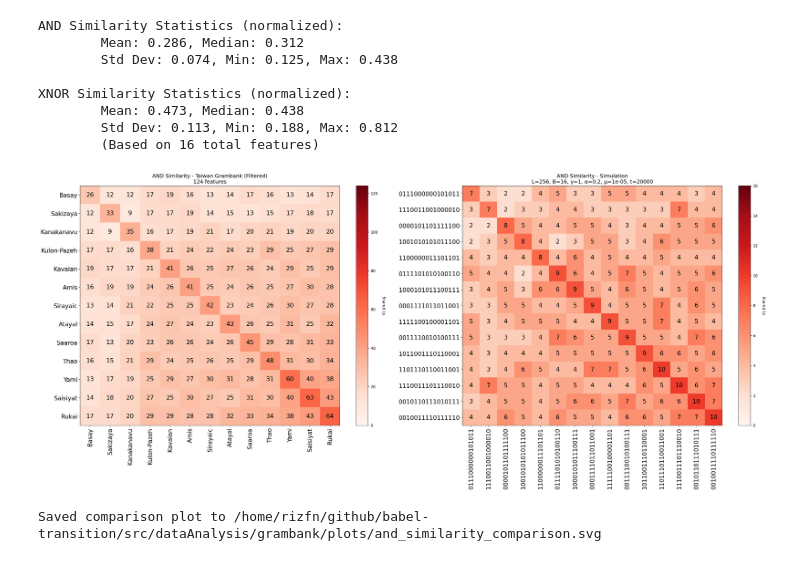
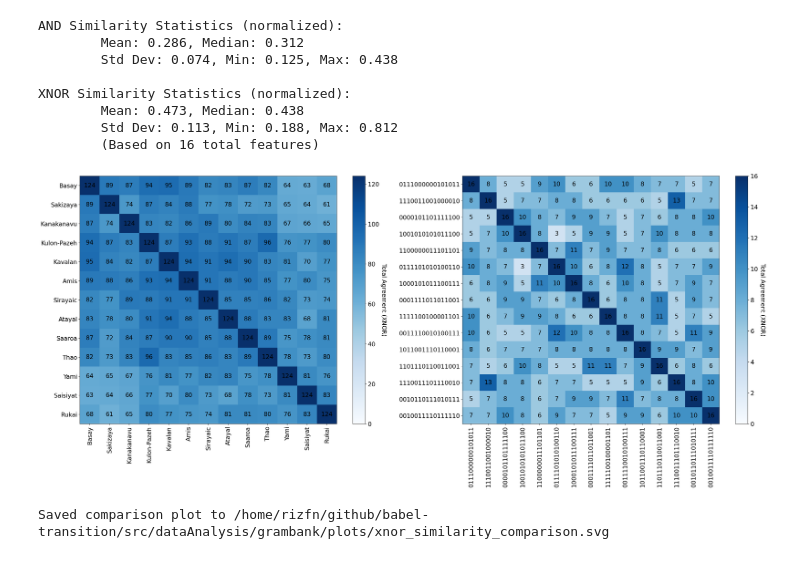
Before and after one commit to rizfn/babel-transition, a Jupyter notebook: src/dataAnalysis/grambank/taiwan.ipynb, the cells around one changed output. Cells and saved outputs as stored; diff of their text form; code cells hidden in the pictures.

```diff
--- a/src/dataAnalysis/grambank/taiwan.ipynb
+++ b/src/dataAnalysis/grambank/taiwan.ipynb
@@ -582,14 +582,12 @@ XNOR Similarity Statistics (normalized):
         Std Dev: 0.113, Min: 0.188, Max: 0.812
         (Based on 16 total features)
 # %%
-# Save XOR (AND) similarity matrices as SVG with transparent background
-import os
+# Save XNOR similarity matrices as SVG with transparent background
 
 # Font size parameters (adjust these as needed)
 label_fontsize = 16
 cell_text_fontsize = 16
 title_fontsize = 14
-
 
 # Create plots directory if it doesn't exist
 plots_dir = "/home/rizfn/github/babel-transition/src/dataAnalysis/grambank/plots"
@@ -601,11 +599,10 @@ and_matrix_taiwan_full, xnor_matrix_taiwan_full, n_features_taiwan = calculate_s
 # Order Taiwan languages by feature count (ascending - few 1s first)
 taiwan_feature_counts = feature_matrix_filtered.sum(axis=1)
 taiwan_sorted_indices = taiwan_feature_counts.sort_values().index
-and_matrix_taiwan = and_matrix_taiwan_full[list(range(len(taiwan_sorted_indices))), :][:, list(range(len(taiwan_sorted_indices)))]
 # Reorder matrix properly
 taiwan_idx_map = {lang_id: i for i, lang_id in enumerate(feature_matrix_filtered.index)}
 taiwan_sorted_idx = [taiwan_idx_map[lang_id] for lang_id in taiwan_sorted_indices]
-and_matrix_taiwan = and_matrix_taiwan_full[taiwan_sorted_idx, :][:, taiwan_sorted_idx]
+xnor_matrix_taiwan = xnor_matrix_taiwan_full[taiwan_sorted_idx, :][:, taiwan_sorted_idx]
 lang_names_taiwan = [lang_coords_filtered[lang_coords_filtered['Language_ID'] == lang_id]['Name'].iloc[0]
                      for lang_id in taiwan_sorted_indices]
 
@@ -640,57 +637,53 @@ and_matrix_sim, xnor_matrix_sim, n_features_sim = calculate_similarity_matrices(
 lang_labels_sim = list(sim_feature_matrix.index)
 
 # Create side-by-side comparison plot
-n_langs_taiwan = len(and_matrix_taiwan)
-n_langs_sim = len(and_matrix_sim)
+n_langs_taiwan = len(xnor_matrix_taiwan)
+n_langs_sim = len(xnor_matrix_sim)
 
 fig, (ax1, ax2) = plt.subplots(1, 2, figsize=(28, 12), dpi=150)
 fig.patch.set_alpha(0)
 
 # Plot 1: Taiwan filtered data
 ax1.patch.set_alpha(0)
-im1 = ax1.imshow(and_matrix_taiwan, cmap='Reds', aspect='auto', vmin=0, vmax=n_features_taiwan)
+im1 = ax1.imshow(xnor_matrix_taiwan, cmap='Blues', aspect='auto', vmin=0, vmax=n_features_taiwan)
 cbar1 = plt.colorbar(im1, ax=ax1)
-cbar1.set_label('Shared 1s', rotation=270, labelpad=20, fontsize=label_fontsize)
+cbar1.set_label('Total Agreement (XNOR)', rotation=270, labelpad=20, fontsize=label_fontsize)
 cbar1.ax.tick_params(labelsize=label_fontsize)
 
 ax1.set_xticks(range(n_langs_taiwan))
 ax1.set_yticks(range(n_langs_taiwan))
 ax1.set_xticklabels(lang_names_taiwan, rotation=90, fontsize=label_fontsize)
 ax1.set_yticklabels(lang_names_taiwan, fontsize=label_fontsize)
 
 # Add numbers inside heatmap
 for i in range(n_langs_taiwan):
     for j in range(n_langs_taiwan):
-        ax1.text(j, i, f'{int(and_matrix_taiwan[i, j])}',
+        ax1.text(j, i, f'{int(xnor_matrix_taiwan[i, j])}',
                 ha="center", va="center", color="black", fontsize=cell_text_fontsize)
-
-ax1.set_title(f'AND Similarity - Taiwan Grambank (Filtered)\n{n_features_taiwan} features', fontsize=title_fontsize)
 
 # Plot 2: Simulation data
 ax2.patch.set_alpha(0)
-im2 = ax2.imshow(and_matrix_sim, cmap='Reds', aspect='auto', vmin=0, vmax=n_features_sim)
+im2 = ax2.imshow(xnor_matrix_sim, cmap='Blues', aspect='auto', vmin=0, vmax=n_features_sim)
 cbar2 = plt.colorbar(im2, ax=ax2)
-cbar2.set_label('Shared 1s', rotation=270, labelpad=20, fontsize=label_fontsize)
+cbar2.set_label('Total Agreement (XNOR)', rotation=270, labelpad=20, fontsize=label_fontsize)
 cbar2.ax.tick_params(labelsize=label_fontsize)
 
 ax2.set_xticks(range(n_langs_sim))
 ax2.set_yticks(range(n_langs_sim))
 ax2.set_xticklabels(lang_labels_sim, rotation=90, fontsize=label_fontsize)
 ax2.set_yticklabels(lang_labels_sim, fontsize=label_fontsize)
 
 # Add numbers inside heatmap
 for i in range(n_langs_sim):
     for j in range(n_langs_sim):
-        ax2.text(j, i, f'{int(and_matrix_sim[i, j])}',
+        ax2.text(j, i, f'{int(xnor_matrix_sim[i, j])}',
                 ha="center", va="center", color="black", fontsize=cell_text_fontsize)
 
-ax2.set_title(f'AND Similarity - Simulation\nL={L}, B={B}, γ={gamma}, α={alpha}, μ={mu}, t={timestep}', fontsize=title_fontsize)
-
 plt.tight_layout()
-plt.savefig(os.path.join(plots_dir, 'and_similarity_comparison.svg'),
+plt.savefig(os.path.join(plots_dir, 'xnor_similarity_comparison.svg'),
             format='svg', transparent=True, bbox_inches='tight')
 plt.show()
-print(f"Saved comparison plot to {os.path.join(plots_dir, 'and_similarity_comparison.svg')}")
+print(f"Saved comparison plot to {os.path.join(plots_dir, 'xnor_similarity_comparison.svg')}")
 # %% [output]
-[figure, old version]
+[figure, new version]
-Saved comparison plot to /home/rizfn/github/babel-transition/src/dataAnalysis/grambank/plots/and_similarity_comparison.svg
+Saved comparison plot to /home/rizfn/github/babel-transition/src/dataAnalysis/grambank/plots/xnor_similarity_comparison.svg
```
Also changed, not shown: parts of 1 cell of this notebook, 1 other file.
